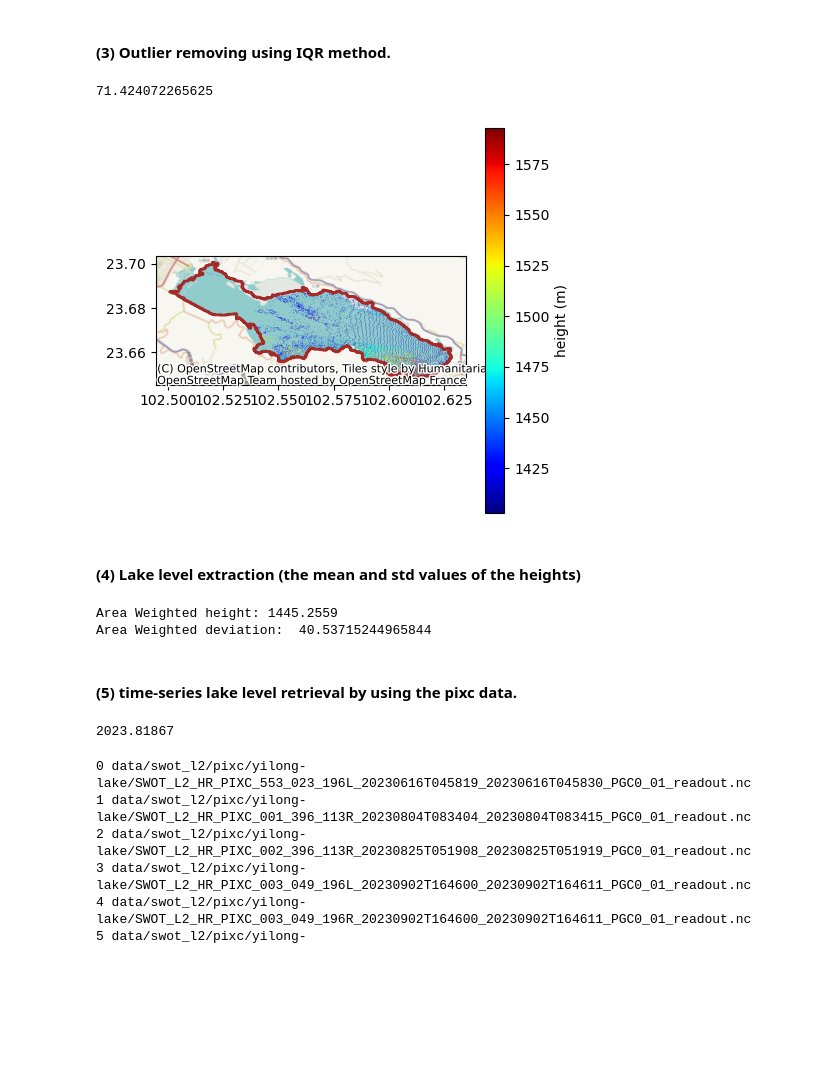
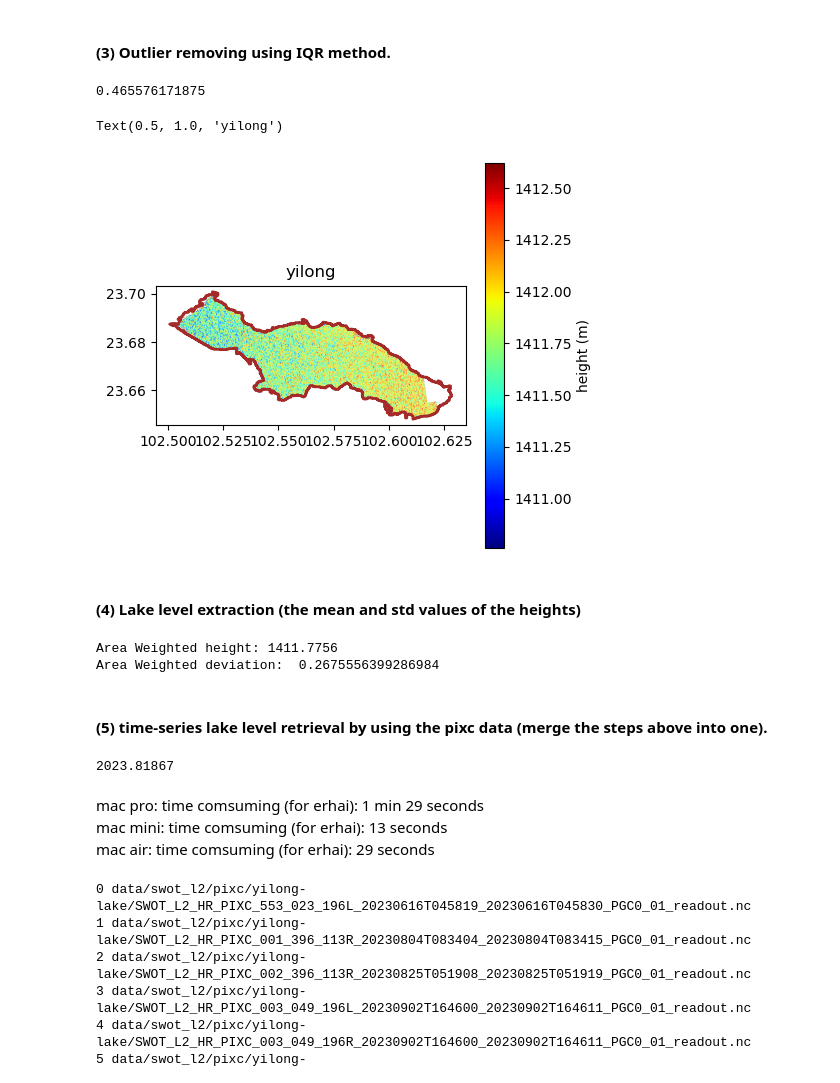
Before and after one commit to xinluo2018/Yunnan-Surface-Water, a Jupyter notebook: notebooks/3_swot_pixc_proc.ipynb, the cells around one changed output. Cells and saved outputs as stored; diff of their text form; code cells hidden in the pictures; blank space fills up the shorter version.

```diff
--- a/notebooks/3_swot_pixc_proc.ipynb
+++ b/notebooks/3_swot_pixc_proc.ipynb
@@ -26,10 +27,11 @@ path_lake_vec = 'data/lakes-vec/'+lake_name+'_s2_20240415.gpkg'
 paths_file = [os.path.join(dir_pixc, file) for file in os.listdir(dir_pixc) if 'readout' in file and '.nc' in file]
 paths_file = sorted(paths_file, key=lambda x: x.split('/')[-1].split('_')[-5])
 print(len(paths_file))
-id = 12
-print(paths_file[id])
+id = 30
+path_file = paths_file[id]
+print(path_file)
 ## read one pixc data
-pixc_nc = xr.open_dataset(paths_file[id])
+pixc_nc = xr.open_dataset(path_file)
 pixc_nc
 # %% [output]
 102
@@ -96,18 +100,19 @@ while IQR > 0.5:
     if iter == 3: break   ## max iteration: 4 times.
 print(IQR)
 # %% [output]
-71.424072265625
+0.465576171875
 # %%
 # rsimg_io = readTiff(path_img)
 # crs='EPSG:4326'
 fig, ax = plt.subplots(figsize=(5,5))
 scat = ax.scatter(x=pixc_nc.longitude[~heights_cor_IQR.mask], y=pixc_nc.latitude[~heights_cor_IQR.mask], \
                   c=heights_cor[~heights_cor_IQR.mask], s=0.1, edgecolor='none', cmap='jet')
 lake_gpd.plot(ax=ax, edgecolor='Brown', facecolor='none', linewidth=2)
-ctx.add_basemap(ax, crs=lake_gpd.crs.to_string())
 fig.colorbar(scat).set_label('height (m)')
+ax.set_title(lake_name)
 # %% [output]
+Text(0.5, 1.0, 'yilong')
-[figure, old version]
+[figure, new version]
 # %% [markdown]
 #### (4) Lake level extraction (the mean and std values of the heights)
 # %%
@@ -127,10 +132,10 @@ pixel_AreaWeighted_height, weighted_dev = area_averaged(heights=pixel_height_, a
 print('Area Weighted height:', pixel_AreaWeighted_height)
 print('Area Weighted deviation: ', weighted_dev)
 # %% [output]
-Area Weighted height: 1445.2559
-Area Weighted deviation:  40.53715244965844
+Area Weighted height: 1411.7756
+Area Weighted deviation:  0.2675556399286984
 # %% [markdown]
-#### (5) time-series lake level retrieval by using the pixc data.
+#### (5) time-series lake level retrieval by using the pixc data (merge the steps above into one).
 # %%
 ## get acquisition time
 dates_data = [path.split('_')[-4] for path in paths_file]
@@ -142,6 +147,10 @@ dates_decimal = [round(date, 5) for date in dates_decimal]
 dates_decimal[11]
 # %% [output]
 2023.81867
+# %% [markdown]
+mac pro: time comsuming (for erhai): 1 min 29 seconds
+mac mini: time comsuming (for erhai): 13 seconds
+mac air: time comsuming (for erhai): 29 seconds
 # %%
 heights_lake_mean, heights_lake_std = {}, {}
 for i, path in enumerate(paths_file):
```
Also changed, not shown: parts of 8 cells of this notebook, 26 other files.
